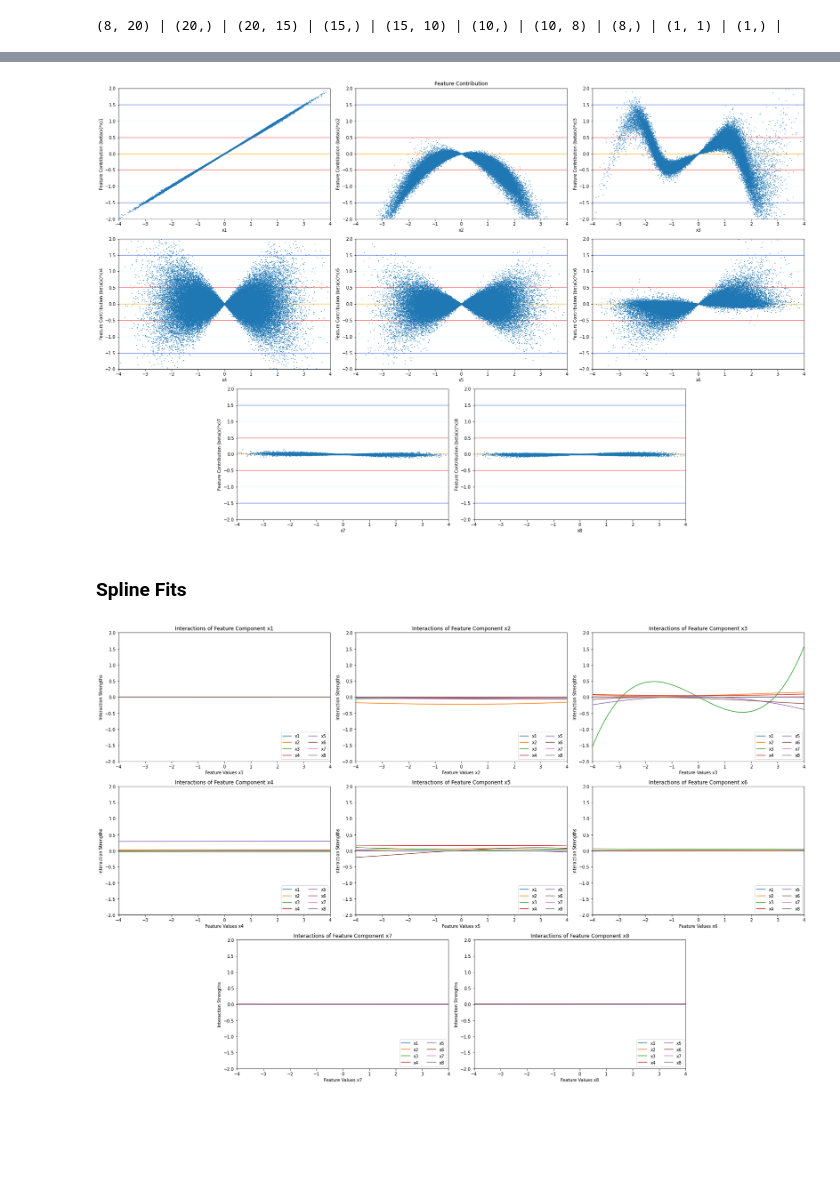
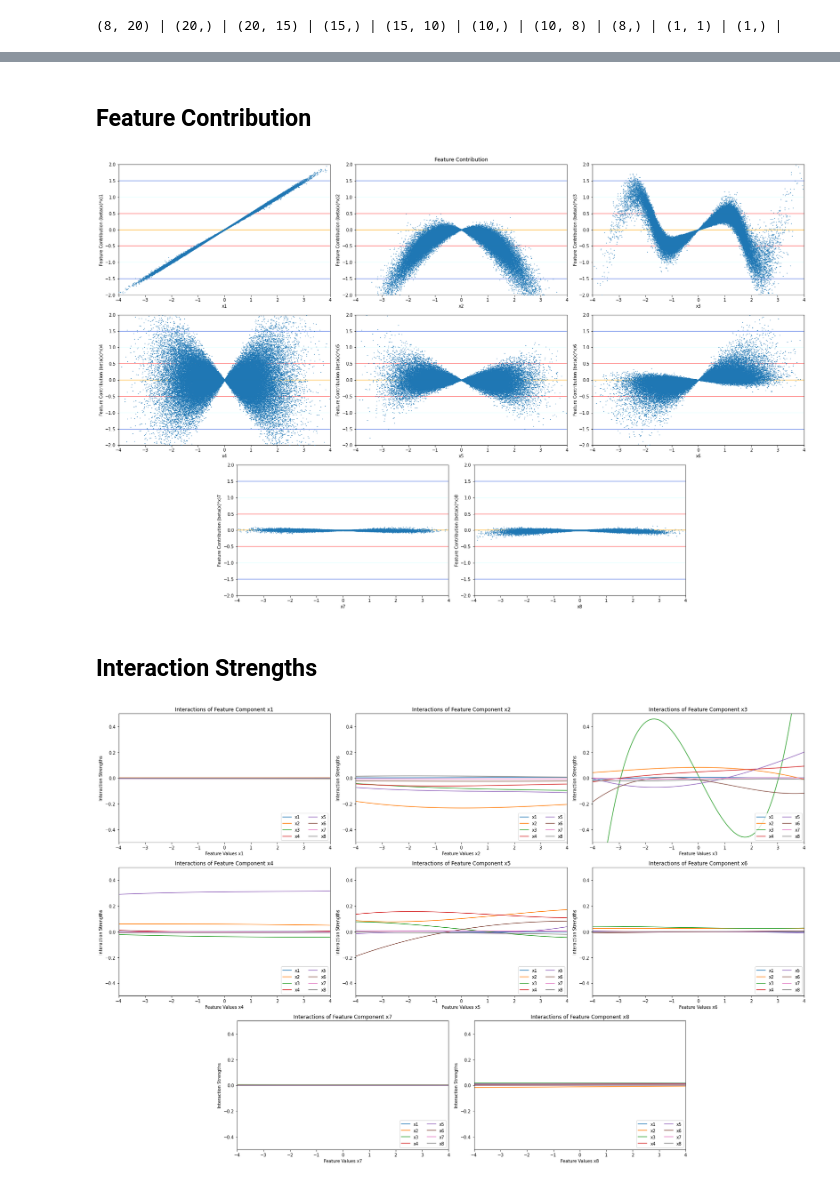
Before and after one commit to PK1706/pyLocalGLMnet, a Jupyter notebook: src/localGLMnet.ipynb, the cells around one changed output, grey strips where cells are left out. Cells and saved outputs as stored; diff of their text form; code cells hidden in the pictures; blank space fills up the shorter version.

Commit message:
Add Wald Test for Variable Selection

```diff
--- a/src/localGLMnet.ipynb
+++ b/src/localGLMnet.ipynb
@@ -188,3 +213,8 @@ plt.show()
+# %%
+# Intervalgrenzen bestimmen
+normal = np.random.standard_normal(10000)
+alpha = 0.001
+bound = stats.norm.ppf(alpha/2) * beta_x_scaled[:,6].std()
 # %%
 fig_attention = plt.figure(tight_layout=True, figsize=(30,15))
 
@@ -198,16 +228,34 @@ ax6_att = fig_attention.add_subplot(spec[1, 5:7])
 ax7_att = fig_attention.add_subplot(spec[2, 2:4])
 ax8_att = fig_attention.add_subplot(spec[2, 4:6])
 
+
+
 axs_att = [ax1_att, ax2_att, ax3_att, ax4_att, ax5_att, ax6_att, ax7_att, ax8_att]
 
 for i in range(len(axs_att)):
+
+    axs_att[i].hlines(y=0.5,xmin=-4,xmax=4, colors="orange")
+    axs_att[i].hlines(y=-0.5,xmin=-4,xmax=4, colors="orange")
+
+    axs_att[i].hlines(y=0.25,xmin=-4,xmax=4, colors="orange",linestyles = "dashed")
+    axs_att[i].hlines(y=-0.25,xmin=-4,xmax=4, colors="orange",linestyles = "dashed")
+
+    axs_att[i].hlines(y=0,xmin=-4,xmax=4, colors="red")
+
+    interval = patches.Rectangle(xy = (-4, bound), height = 2* abs(bound), width = 8, edgecolor='None', facecolor='lightcyan', alpha = 0.8, zorder = 1)
+    axs_att[i].hlines(y=bound,xmin=-4,xmax=4, colors="royalblue")
+    axs_att[i].hlines(y=-bound,xmin=-4,xmax=4, colors="royalblue")
+    axs_att[i].add_patch(interval)
+
     axs_att[i].scatter(x_test[:, i],
-                     beta_x[:, i], s=0.5)
+                     beta_x_scaled[:, i], s=0.5, c="black")
     axs_att[i].set_xlim((-4, 4))
     axs_att[i].set_ylim((-1, 1))
     axs_att[i].set_xlabel("x"+str(i+1))
     axs_att[i].set_ylabel("Attention x"+str(i+1))
 
+
+
 fig_attention.suptitle("Regression Attentions")
 plt.show()
 # %% [output]
@@ -214,0 +265,10 @@ plt.show()
+# %%
+for i in range(8):
+   size = beta_x_scaled.shape[0]
+   coverage = np.count_nonzero(beta_x_scaled[:,i] < abs(bound))- np.count_nonzero(beta_x_scaled[:,i] < -abs(bound))
+   coverage_ratio = coverage/size
+   print("Coverage Ratio β"+str(i+1)+": "+str(coverage_ratio))
+   if (coverage_ratio < 1-alpha):
+      print("Nullhypothese verwerfen --> x"+str(i+1)+" darf nicht entfernt werden \n")
+   else:
+      print("Nullhypothese darf nicht verworfen --> x"+str(i+1)+" sollte entfernt werden \n")
@@ -215,3 +293,5 @@ plt.show()
+# %% [markdown]
+## Feature Contribution
 # %%
 # Feature Contribution = beta(xi)*xi
 fig_contribution = plt.figure(tight_layout=True, figsize=(30,15))
@@ -246,7 +326,7 @@ for i in range(len(axs_con)):
 
     # Scatter Plot --> x: Werte der Inputfeatures, y:Feature Contribution (β(x)*x)
     axs_con[i].scatter(x_test[:, i],
-                     beta_x[:, i]*x_test[:, i], s=0.5,zorder=10)
+                     beta_x_scaled[:, i]*x_test[:, i], s=0.5,zorder=10)
 
     axs_con[i].set_xlim((-4, 4))
     axs_con[i].set_ylim((-2, 2))
@@ -256,9 +336,9 @@ for i in range(len(axs_con)):
 fig_contribution.suptitle("Feature Contribution")
 plt.show()
 # %% [output]
-[figure, old version]
+[figure, new version]
-# %% [markdown]
-### Spline Fits
+# %% [markdown]
+## Interaction Strengths
 # %%
 # Extract gradients
 
@@ -295,31 +375,31 @@ for i in range(input.shape[-1]):
 # %%
 fig_spline = plt.figure(tight_layout=True, figsize=(30,15))
 spec = GridSpec(ncols=8, nrows=3, figure=fig_spline)
 ax1_sp = fig_spline.add_subplot(spec[0, 1:3])
 ax2_sp = fig_spline.add_subplot(spec[0, 3:5])
 ax3_sp = fig_spline.add_subplot(spec[0, 5:7])
 ax4_sp = fig_spline.add_subplot(spec[1, 1:3])
 ax5_sp = fig_spline.add_subplot(spec[1, 3:5])
 ax6_sp = fig_spline.add_subplot(spec[1, 5:7])
 ax7_sp = fig_spline.add_subplot(spec[2, 2:4])
 ax8_sp = fig_spline.add_subplot(spec[2, 4:6])
 
 axs_sp = [ax1_sp, ax2_sp, ax3_sp, ax4_sp, ax5_sp, ax6_sp, ax7_sp, ax8_sp]
 
 xs = np.linspace(-4, 4,100)
 
 for i in range(input.shape[-1]):
     axs_sp[i].set_xlim((-4, 4))
-    axs_sp[i].set_ylim((-2, 2))
+    axs_sp[i].set_ylim((-0.5, 0.5))
     axs_sp[i].set_xlabel("Feature Values x"+str(i+1))
     axs_sp[i].set_ylabel("Interaction Strengths")
     axs_sp[i].set_title("Interactions of Feature Component x"+str(i+1))
 
     for j in range(input.shape[-1]):
         axs_sp[i].plot(xs,splines[i][j](xs), label = "x"+str(j+1))
 
     axs_sp[i].legend(loc="lower right", ncol=2)
 
 plt.show()
 # %% [output]
-[figure, old version]
+[figure, new version]
```
Also changed, not shown: parts of 19 cells of this notebook.
